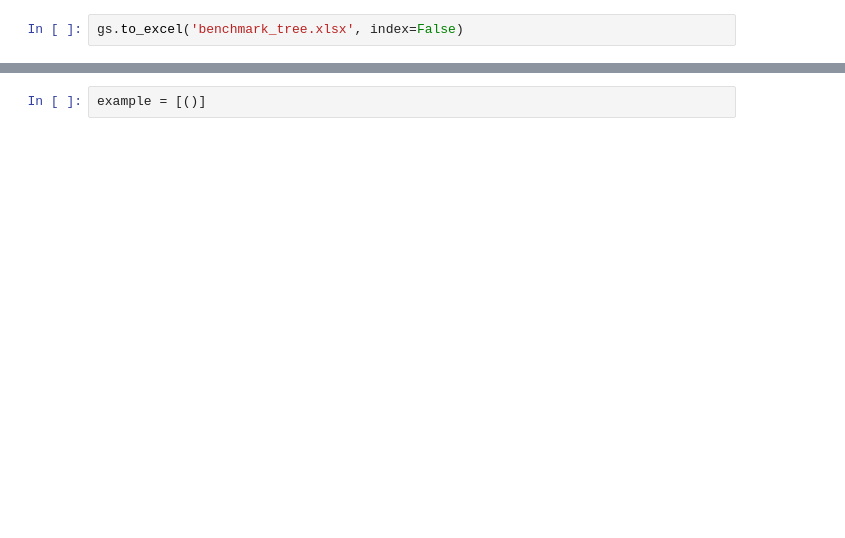
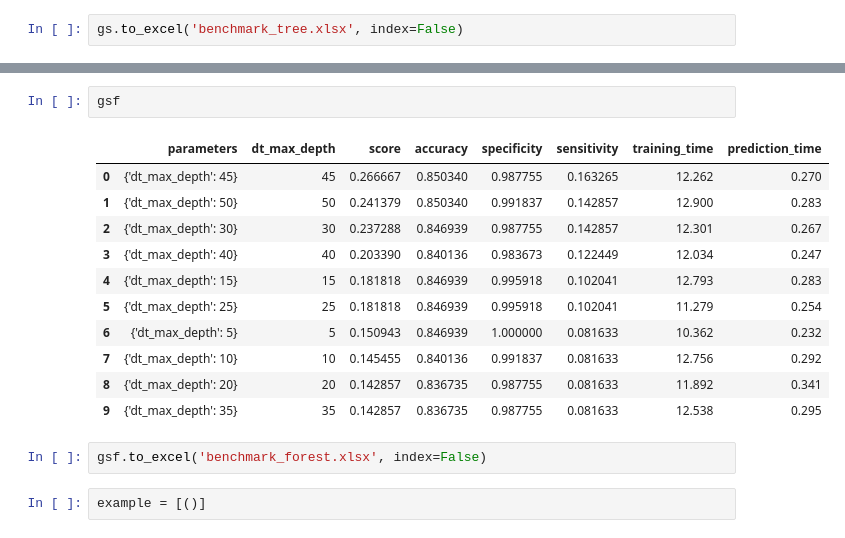
Before and after one commit to super-cinnamon/Projet_DM, a Jupyter notebook: part4.ipynb, the cells around one changed output, grey strips where cells are left out. Saved outputs shown, nothing was run; the diff lists cells and outputs as text; blank space fills up the shorter version.

```diff
--- a/part4.ipynb
+++ b/part4.ipynb
@@ -556,2 +560,18 @@ gs.to_excel('benchmark_tree.xlsx', index=False)
+# %%
+gsf
+# %% [output]
+|  | parameters | dt_max_depth | score | accuracy | specificity | sensitivity | training_time | prediction_time |
+| 0 | {'dt_max_depth': 45} | 45 | 0.266667 | 0.850340 | 0.987755 | 0.163265 | 12.262 | 0.270 |
+| 1 | {'dt_max_depth': 50} | 50 | 0.241379 | 0.850340 | 0.991837 | 0.142857 | 12.900 | 0.283 |
+| 2 | {'dt_max_depth': 30} | 30 | 0.237288 | 0.846939 | 0.987755 | 0.142857 | 12.301 | 0.267 |
+| 3 | {'dt_max_depth': 40} | 40 | 0.203390 | 0.840136 | 0.983673 | 0.122449 | 12.034 | 0.247 |
+| 4 | {'dt_max_depth': 15} | 15 | 0.181818 | 0.846939 | 0.995918 | 0.102041 | 12.793 | 0.283 |
+| 5 | {'dt_max_depth': 25} | 25 | 0.181818 | 0.846939 | 0.995918 | 0.102041 | 11.279 | 0.254 |
+| 6 | {'dt_max_depth': 5} | 5 | 0.150943 | 0.846939 | 1.000000 | 0.081633 | 10.362 | 0.232 |
+| 7 | {'dt_max_depth': 10} | 10 | 0.145455 | 0.840136 | 0.991837 | 0.081633 | 12.756 | 0.292 |
+| 8 | {'dt_max_depth': 20} | 20 | 0.142857 | 0.836735 | 0.987755 | 0.081633 | 11.892 | 0.341 |
+| 9 | {'dt_max_depth': 35} | 35 | 0.142857 | 0.836735 | 0.987755 | 0.081633 | 12.538 | 0.295 |
+# %%
+gsf.to_excel('benchmark_forest.xlsx', index=False)
 # %%
 example = [()]
```
Also changed, not shown: parts of 14 cells of this notebook, 2 other files.
